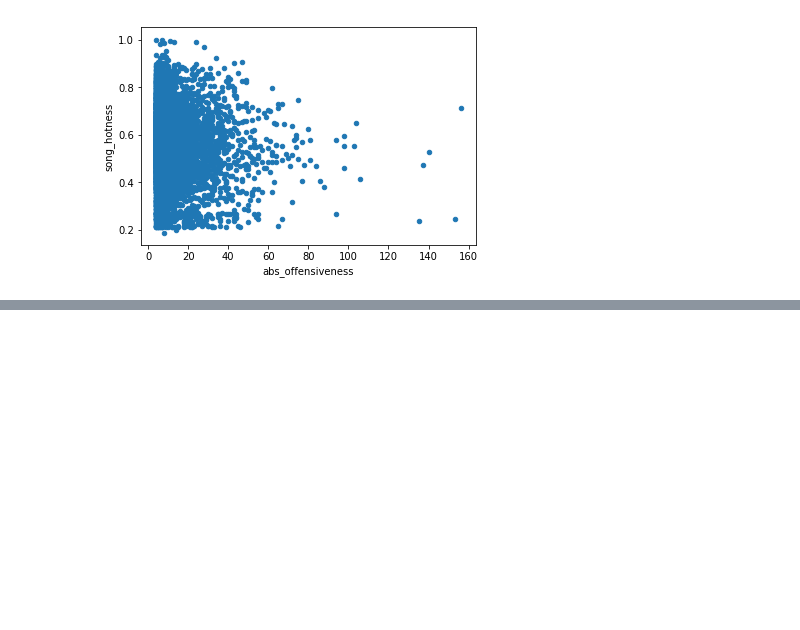
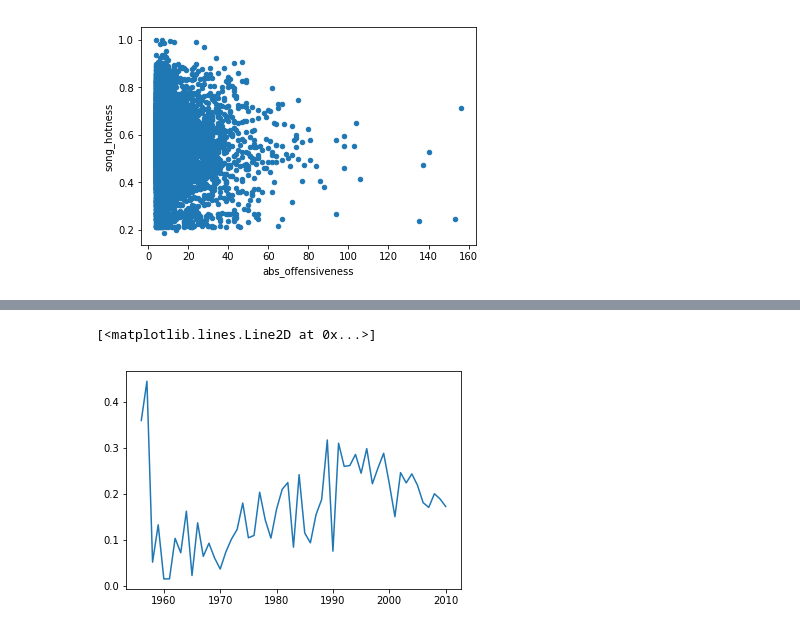
Before and after one commit to Victor-Palacios/epfl_ada, a Jupyter notebook: Project/main_lars.ipynb, the cells around one changed output, grey strips where cells are left out. Cells and saved outputs as stored; diff of their text form; code cells hidden in the pictures; blank space fills up the shorter version.

```diff
--- a/Project/main_lars.ipynb
+++ b/Project/main_lars.ipynb
@@ -339,0 +350,5 @@ filtered_songs[["song_hotness", "abs_offensiveness"]]\
+# %%
+# playcounts of offensive vs non-offensive songs
+songs_binary = songs.copy()
+songs_binary["offensive"] = songs_binary["abs_offensiveness"].apply(lambda x : x>0)
+songs_binary.head()
@@ -339,0 +362,18 @@ filtered_songs[["song_hotness", "abs_offensiveness"]]\
+# %%
+songs_binary = songs_binary[["year", "counts", "offensive"]]
+# %%
+# the first occurence of an offensive song is
+first_year = songs_binary.query("offensive == True and year > 0")["year"].min()
+print("first occurence of an offensive song (in our data): "+str(first_year))
+
+# creating query strings
+offensive_query = "year > {0} and offensive == True".format(first_year)
+not_off_query = "year > {0} and offensive == False".format(first_year)
+
+# getting play counts
+of_counts = songs_binary.query(offensive_query).groupby("year").agg("sum")["counts"]
+no_counts = songs_binary.query(not_off_query).groupby("year").agg("sum")["counts"]
+
+# calculating ratio
+ratio = of_counts / (of_counts + no_counts)
+ratio.head()
@@ -339,0 +389,5 @@ filtered_songs[["song_hotness", "abs_offensiveness"]]\
+# %%
+plt.plot(ratio)
+# %% [output]
+[<matplotlib.lines.Line2D at 0x...>]
+[figure, added]
```
Also changed, not shown: parts of 3 cells of this notebook.
